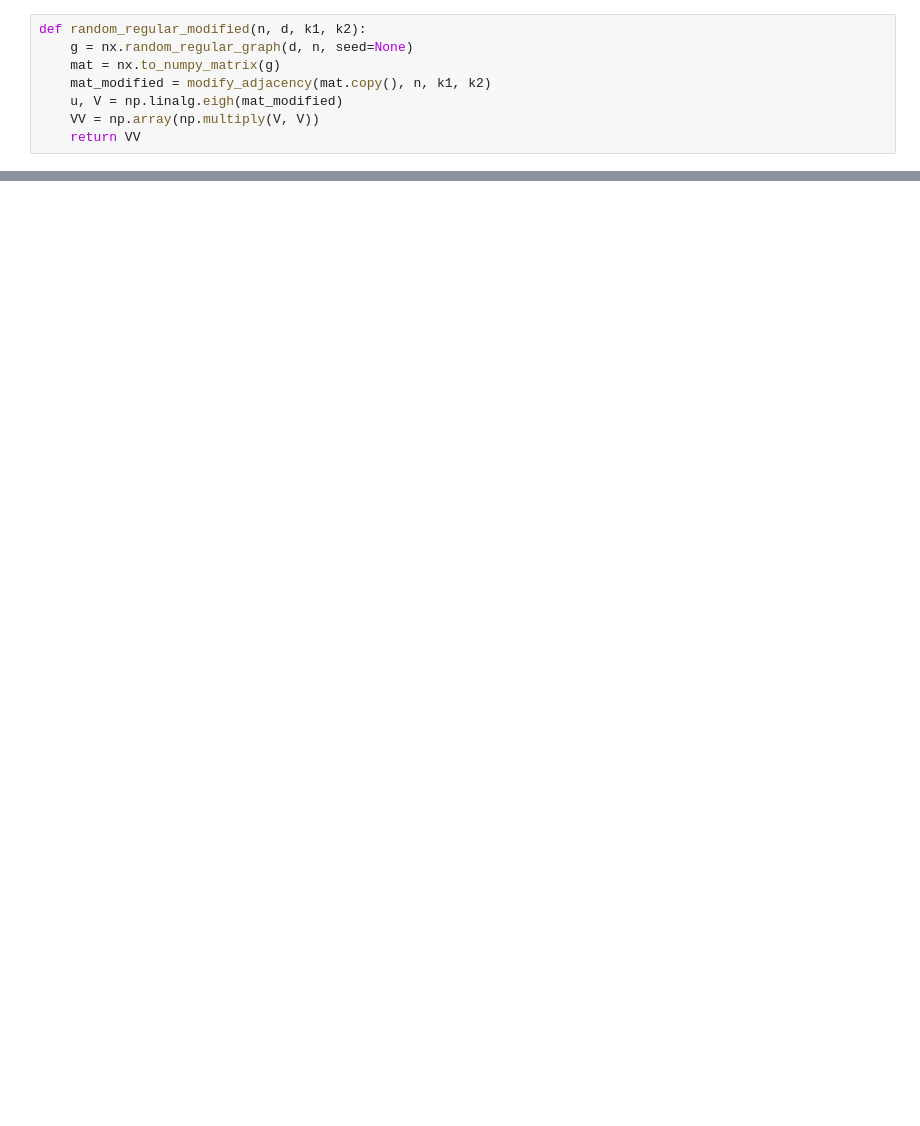
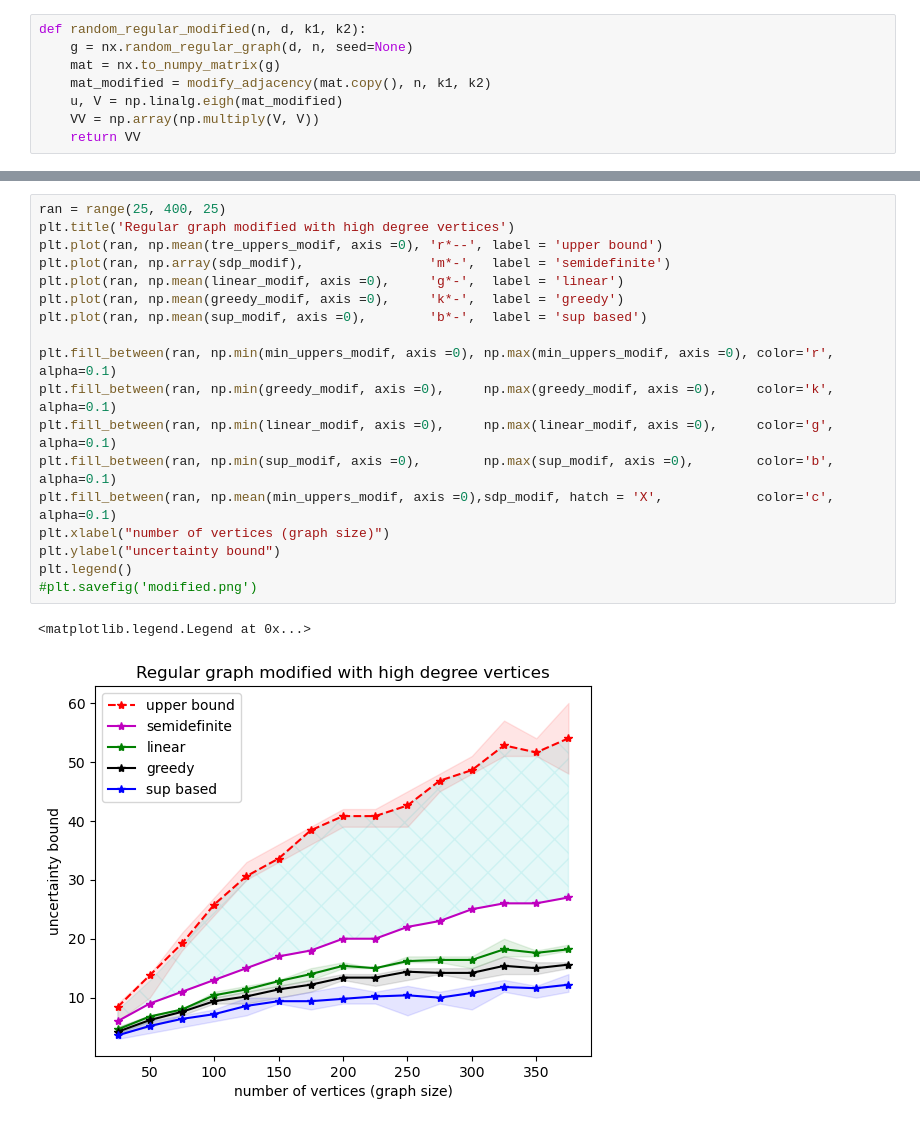
Before and after one commit to erebrova/uncertainty-delocalization, a Jupyter notebook: delocalization-and-uncertainty.ipynb, the cells around one changed output, grey strips where cells are left out. Cells and saved outputs as stored; diff of their text form; blank space fills up the shorter version.

```diff
--- a/delocalization-and-uncertainty.ipynb
+++ b/delocalization-and-uncertainty.ipynb
@@ -198,0 +333,21 @@ for _ in range(tries):
+# %%
+ran = range(25, 400, 25)
+plt.title('Regular graph modified with high degree vertices')
+plt.plot(ran, np.mean(tre_uppers_modif, axis =0), 'r*--', label = 'upper bound')
+plt.plot(ran, np.array(sdp_modif),                'm*-',  label = 'semidefinite')
+plt.plot(ran, np.mean(linear_modif, axis =0),     'g*-',  label = 'linear')
+plt.plot(ran, np.mean(greedy_modif, axis =0),     'k*-',  label = 'greedy')
+plt.plot(ran, np.mean(sup_modif, axis =0),        'b*-',  label = 'sup based')
+
+plt.fill_between(ran, np.min(min_uppers_modif, axis =0), np.max(min_uppers_modif, axis =0), color='r', alpha=0.1)
+plt.fill_between(ran, np.min(greedy_modif, axis =0),     np.max(greedy_modif, axis =0),     color='k', alpha=0.1)
+plt.fill_between(ran, np.min(linear_modif, axis =0),     np.max(linear_modif, axis =0),     color='g', alpha=0.1)
+plt.fill_between(ran, np.min(sup_modif, axis =0),        np.max(sup_modif, axis =0),        color='b', alpha=0.1)
+plt.fill_between(ran, np.mean(min_uppers_modif, axis =0),sdp_modif, hatch = 'X',            color='c', alpha=0.1)
+plt.xlabel("number of vertices (graph size)")
+plt.ylabel("uncertainty bound")
+plt.legend()
+#plt.savefig('modified.png')
+# %% [output]
+<matplotlib.legend.Legend at 0x...>
+[figure, added]
```
Also changed, not shown: parts of 14 cells of this notebook.
